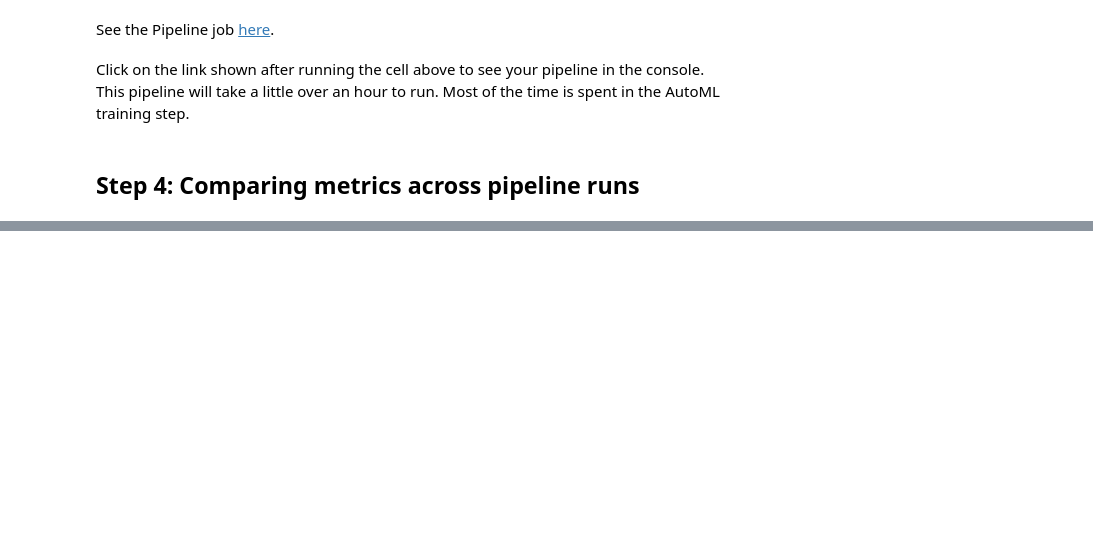
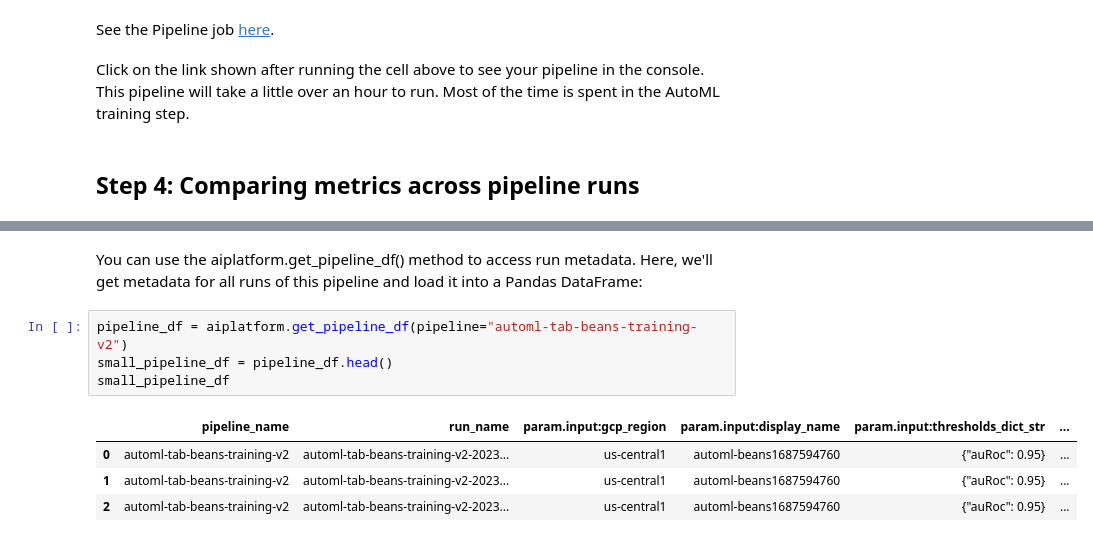
Before and after one commit to OnurKerimoglu/ML-sandbox, a Jupyter notebook: VertexAI/Pipelines/Bean_Classifier_pipeline.ipynb, the cells around one changed output, grey strips where cells are left out. Drawn from its saved outputs; the diff is of its cells as text; blank space fills up the shorter version.

Commit message:
vAI/pipelines/bean_class: add a second training job, list runs

```diff
--- a/VertexAI/Pipelines/Bean_Classifier_pipeline.ipynb
+++ b/VertexAI/Pipelines/Bean_Classifier_pipeline.ipynb
@@ -371,0 +412,11 @@ if delete_bucket or os.getenv("IS_TESTING"):
+# %% [markdown]
+You can use the aiplatform.get_pipeline_df() method to access run metadata. Here, we'll get metadata for all runs of this pipeline and load it into a Pandas DataFrame:
+# %%
+pipeline_df = aiplatform.get_pipeline_df(pipeline="automl-tab-beans-training-v2")
+small_pipeline_df = pipeline_df.head()
+small_pipeline_df
+# %% [output]
+|  | pipeline_name | run_name | param.input:gcp_region | param.input:display_name | param.input:thresholds_dict_str | ... |
+| 0 | automl-tab-beans-training-v2 | automl-tab-beans-training-v2-2023... | us-central1 | automl-beans1687594760 | {"auRoc": 0.95} | ... |
+| 1 | automl-tab-beans-training-v2 | automl-tab-beans-training-v2-2023... | us-central1 | automl-beans1687594760 | {"auRoc": 0.95} | ... |
+| 2 | automl-tab-beans-training-v2 | automl-tab-beans-training-v2-2023... | us-central1 | automl-beans1687594760 | {"auRoc": 0.95} | ... |
```
Also changed, not shown: parts of 9 cells of this notebook.
